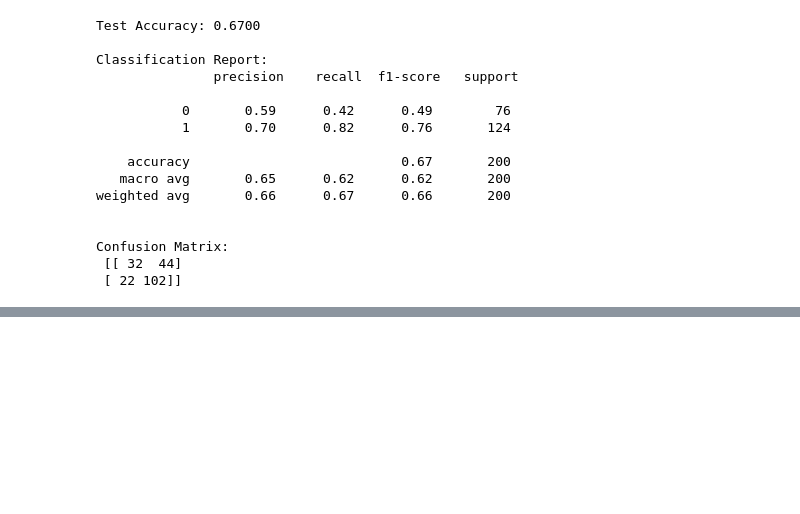
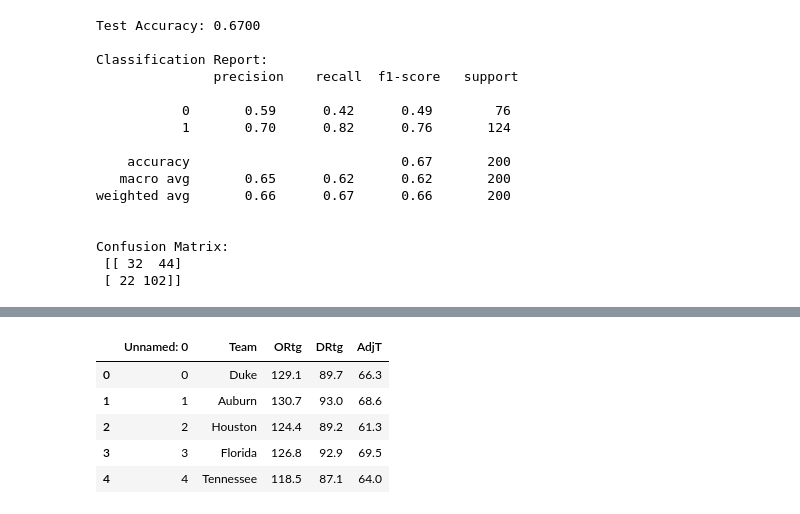
Before and after one commit to ShashSriv/2025MarchMadnessModel, a Jupyter notebook: DataCollection.ipynb, the cells around one changed output, grey strips where cells are left out. Cells and saved outputs as stored; diff of their text form; code cells hidden in the pictures; blank space fills up the shorter version.

```diff
--- a/DataCollection.ipynb
+++ b/DataCollection.ipynb
@@ -475,0 +715,12 @@ print(f"Training Accuracy (Random Forest): {train_accuracy_rf:.4f}")
+# %%
+#Drop irrelevant columns
+currKenPom_df = currKenPom.drop(columns=['Rk','Conf', 'NetRtg', 'Luck', 'SS_NetRtg', 'SS_ORtg', 'SS_DRtg', 'NCSOS_NetRtg'])
+
+currKenPom_df.head()
+# %% [output]
+|  | Unnamed: 0 | Team | ORtg | DRtg | AdjT |
+| 0 | 0 | Duke | 129.1 | 89.7 | 66.3 |
+| 1 | 1 | Auburn | 130.7 | 93.0 | 68.6 |
+| 2 | 2 | Houston | 124.4 | 89.2 | 61.3 |
+| 3 | 3 | Florida | 126.8 | 92.9 | 69.5 |
+| 4 | 4 | Tennessee | 118.5 | 87.1 | 64.0 |
```
Also changed, not shown: parts of 19 cells of this notebook, 2 other files.
